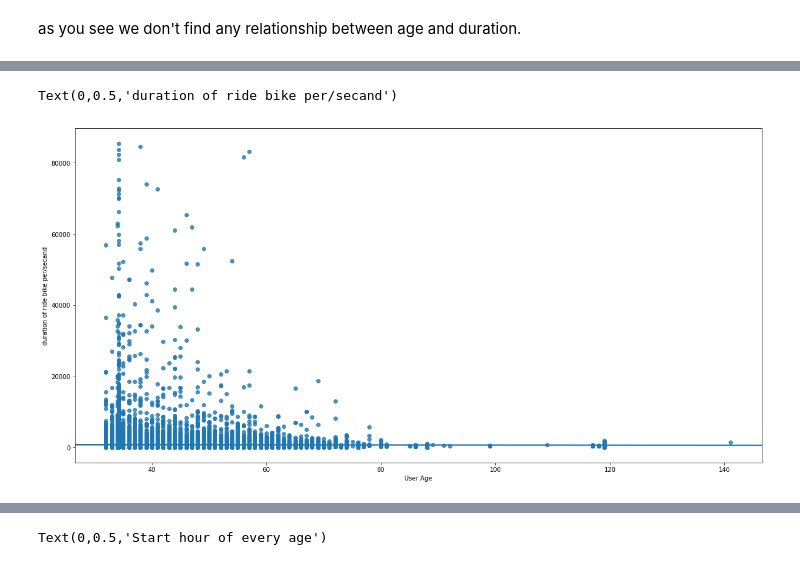
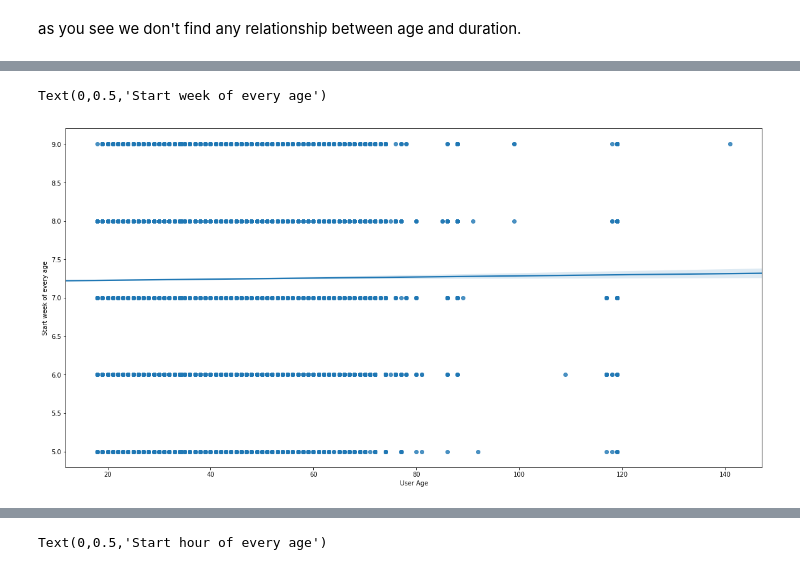
Before and after one commit to MahmoudSwailamAbdallahAtia/ford-go-bike, a Jupyter notebook: Question age.ipynb, the cells around one changed output, grey strips where cells are left out. Cells and saved outputs as stored; diff of their text form; code cells hidden in the pictures.

```diff
--- a/Question age.ipynb
+++ b/Question age.ipynb
@@ -408,7 +420,8 @@ ubove_max = df.query("age > 31")
 # %%
-sb.regplot(data = ubove_max, x = 'age', y = 'duration_sec')
+#scatter plot of 'age' and 'start_week' columns.
+sb.regplot(data = df, x = 'age', y = 'start_week')
 plt.xlabel('User Age')
-plt.ylabel('duration of ride bike per/secand')
+plt.ylabel('Start week of every age')
 # %% [output]
-Text(0,0.5,'duration of ride bike per/secand')
+Text(0,0.5,'Start week of every age')
-[figure, old version]
+[figure, new version]
```
Also changed, not shown: parts of 151 cells of this notebook, 4 other files.
